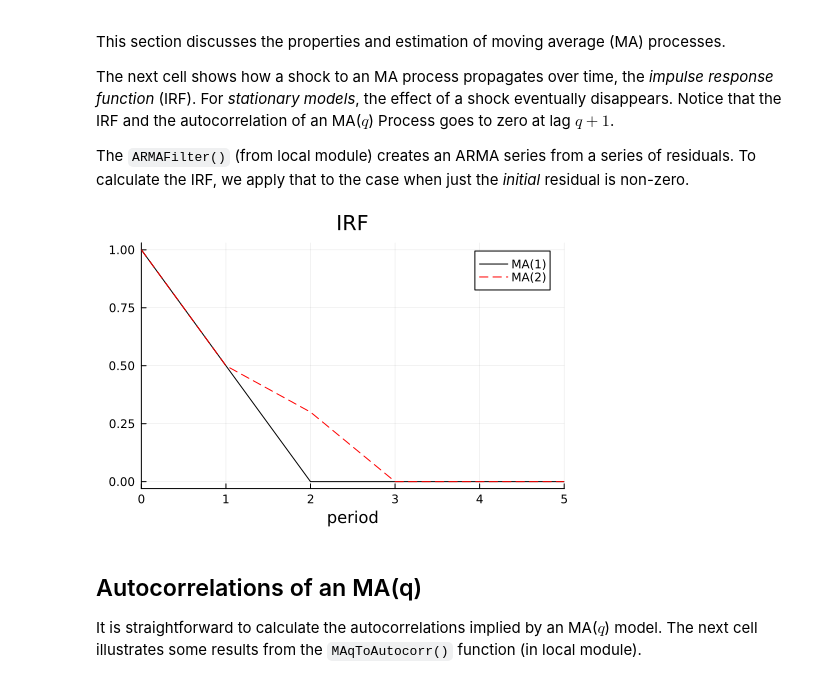
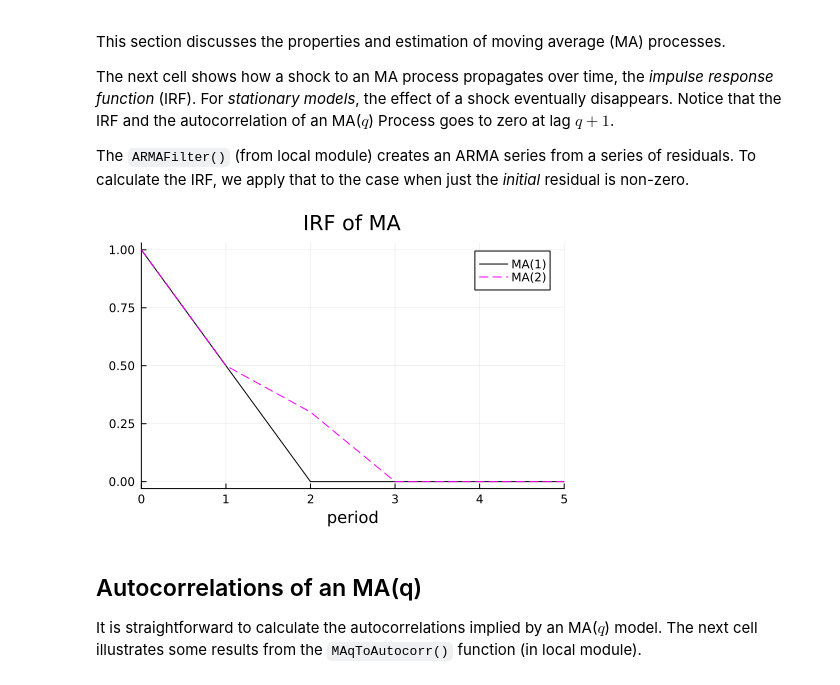
Before and after one commit to PaulSoderlind/ModernFinancialEconometrics, a Jupyter notebook: Ch15_TimeSeries.ipynb, the cells around one changed output. Drawn from its saved outputs; the diff is of its cells as text; code cells hidden in the pictures.

```diff
--- a/Ch15_TimeSeries.ipynb
+++ b/Ch15_TimeSeries.ipynb
@@ -114,24 +114,24 @@ The `ARMAFilter()` (from local module) creates an ARMA series from a series of r
 # %%
 θ = 0.5              #MA(1)
 (θ₁,θ₂) = (0.5,0.3)  #MA(2)
 
-t_max  = 15
-ϵ    = zeros(t_max)
-ϵ[1] = 1                     #a single shock, otherwise zeros
+t_max = 15
+ϵ     = zeros(t_max)
+ϵ[1]  = 1                     #a single shock, otherwise zeros
 
 y1 = ARMAFilter(ϵ,[],θ)
 y2 = ARMAFilter(ϵ,[],[θ₁,θ₂])
 
 p1 = plot( 0:t_max-1,[y1 y2],
            label = ["MA(1)" "MA(2)"],
-           linecolor = [:black :red],
+           linecolor = [:black :magenta],
            linestyle = [:solid :dash],
            xlims = (0,5),
            xlabel = "period",
-           title = "IRF" )
+           title = "IRF of MA" )
 display(p1)
 # %% [output]
-[figure, old version]
+[figure, new version]
 # %% [markdown]
 ## Autocorrelations of an MA(q)
 
```
Also changed, not shown: parts of 5 cells of this notebook.
